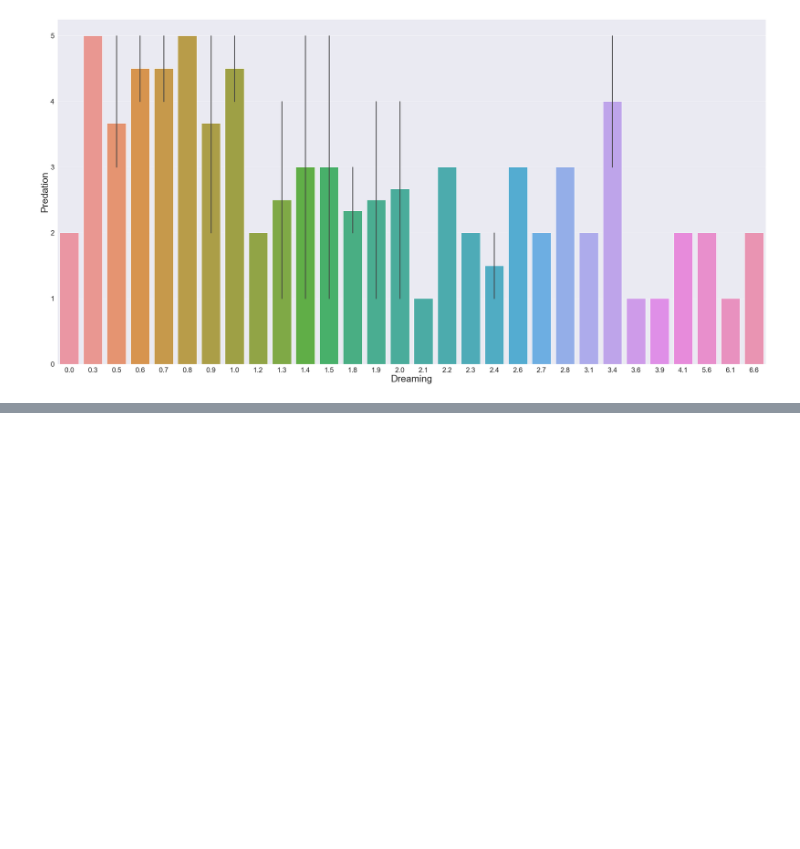
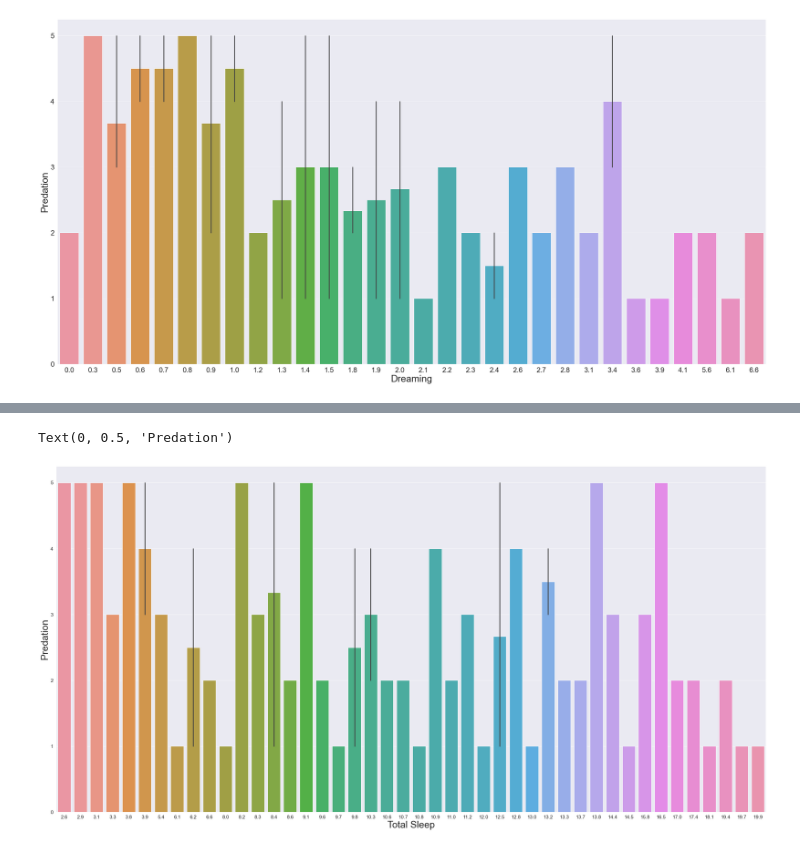
Before and after one commit to Maureen220/Sleep_in_Mammals, a Jupyter notebook: mammals_EDA.ipynb, the cells around one changed output, grey strips where cells are left out. Saved outputs shown, nothing was run; the diff lists cells and outputs as text; code cells hidden in the pictures; blank space fills up the shorter version.

```diff
--- a/mammals_EDA.ipynb
+++ b/mammals_EDA.ipynb
@@ -159,0 +170,11 @@ Text(0, 0.5, 'Predation')
+# %%
+#total sleep Vs predation
+b = sn.barplot(x=mammals_df.total_sleep, y=mammals_df.predation)
+
+#Increasing font size
+sn.set(font_scale=1.4)
+b.set_xlabel("Total Sleep", fontsize = 30)
+b.set_ylabel("Predation", fontsize = 30)
+# %% [output]
+Text(0, 0.5, 'Predation')
+[figure, added]
```
Also changed, not shown: parts of 3 cells of this notebook, 1 other file.
